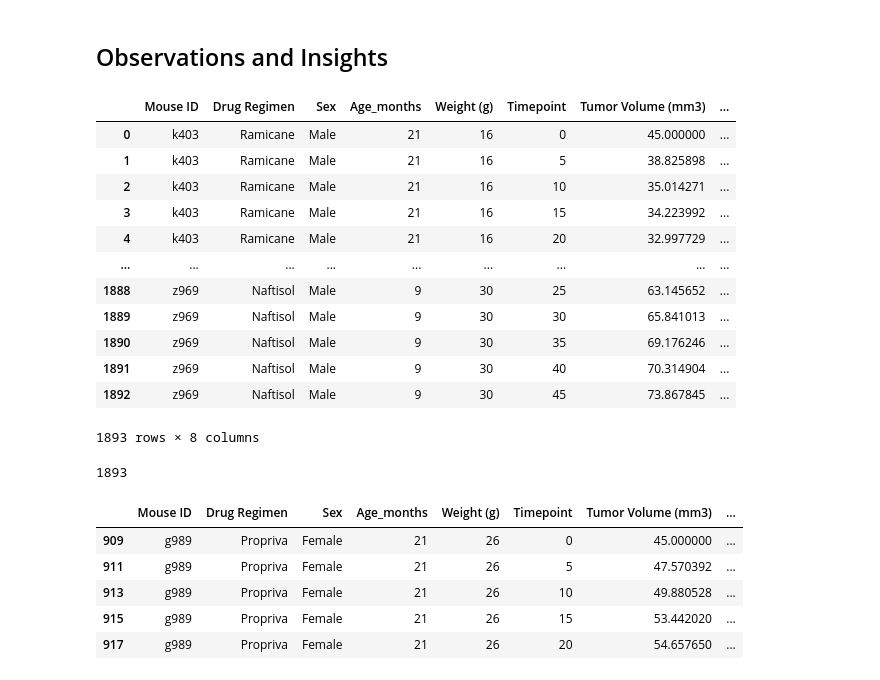
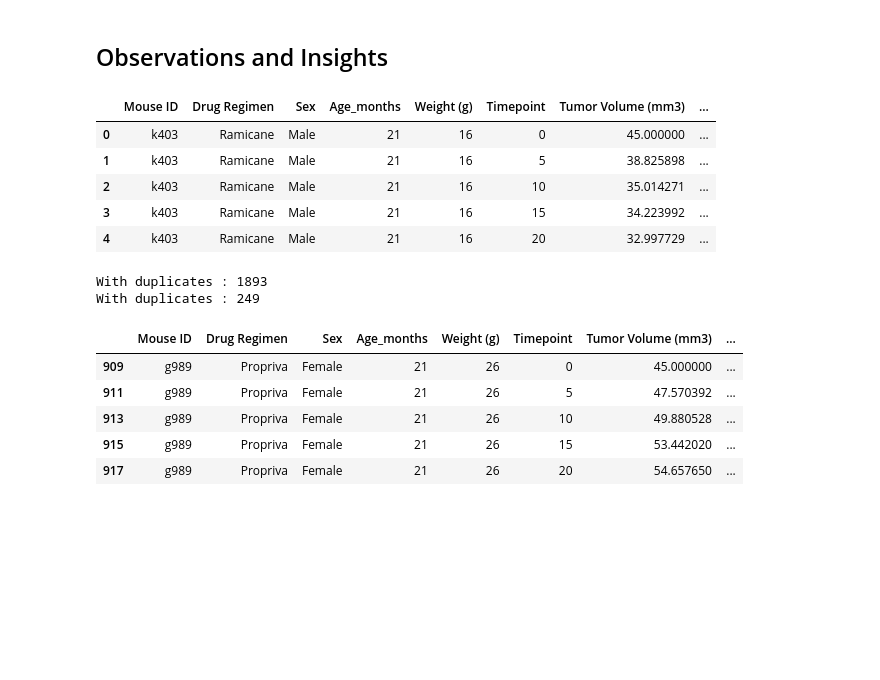
Before and after one commit to ghhyc/Matplotlib-Homework, a Jupyter notebook: pymaceuticals_play.ipynb, the cells around one changed output. Saved outputs shown, nothing was run; the diff lists cells and outputs as text; code cells hidden in the pictures; blank space fills up the shorter version.

```diff
--- a/pymaceuticals_play.ipynb
+++ b/pymaceuticals_play.ipynb
@@ -7,40 +7,39 @@
 # %%
 # Dependencies and Setup
 import matplotlib.pyplot as plt
 import pandas as pd
 import scipy.stats as st
 
 # Study data files
 mouse_metadata_path = "data/Mouse_metadata.csv"
 study_results_path = "data/Study_results.csv"
 
 # Read the mouse data and the study results
 mouse_metadata = pd.read_csv(mouse_metadata_path)
 study_results = pd.read_csv(study_results_path)
 
 # Combine the data into a single dataset
-combined_df = pd.merge(mouse_metadata, study_results, how='inner')
+#combined_df = pd.merge(mouse_metadata, study_results, how='left', on='Mouse ID')
+combined_df = pd.merge(mouse_metadata, study_results, how='outer', on='Mouse ID')
+unique_cnt_df = len(combined_df["Mouse ID"].unique())
 
 # Display the data table for preview
-combined_df
+combined_df.head()
 # %% [output]
 |  | Mouse ID | Drug Regimen | Sex | Age_months | Weight (g) | Timepoint | Tumor Volume (mm3) | ... |
 | 0 | k403 | Ramicane | Male | 21 | 16 | 0 | 45.000000 | ... |
 | 1 | k403 | Ramicane | Male | 21 | 16 | 5 | 38.825898 | ... |
 | 2 | k403 | Ramicane | Male | 21 | 16 | 10 | 35.014271 | ... |
 | 3 | k403 | Ramicane | Male | 21 | 16 | 15 | 34.223992 | ... |
 | 4 | k403 | Ramicane | Male | 21 | 16 | 20 | 32.997729 | ... |
-| ... | ... | ... | ... | ... | ... | ... | ... | ... |
-| 1888 | z969 | Naftisol | Male | 9 | 30 | 25 | 63.145652 | ... |
-| 1889 | z969 | Naftisol | Male | 9 | 30 | 30 | 65.841013 | ... |
-| 1890 | z969 | Naftisol | Male | 9 | 30 | 35 | 69.176246 | ... |
-| 1891 | z969 | Naftisol | Male | 9 | 30 | 40 | 70.314904 | ... |
-| 1892 | z969 | Naftisol | Male | 9 | 30 | 45 | 73.867845 | ... |
-1893 rows × 8 columns
 # %%
 # Checking the number of mice.
 mice_cnt_df = combined_df['Mouse ID'].count()
-mice_cnt_df
+print("With duplicates :",mice_cnt_df)
+
+unique_mice_cnt = len(combined_df['Mouse ID'].unique())
+print("With duplicates :",unique_mice_cnt)
 # %% [output]
-1893
+With duplicates : 1893
+With duplicates : 249
 # %%
```
Also changed, not shown: parts of 12 cells of this notebook.
